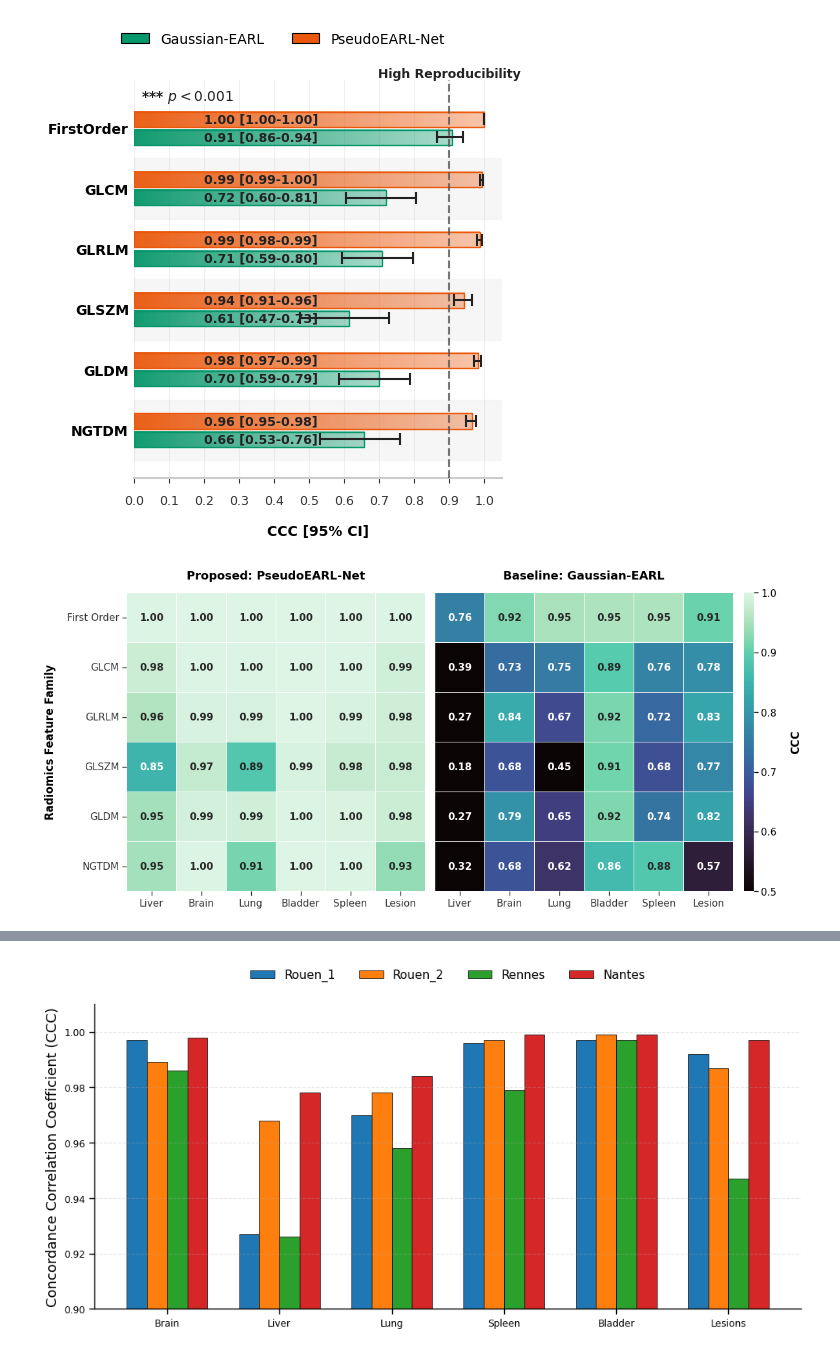
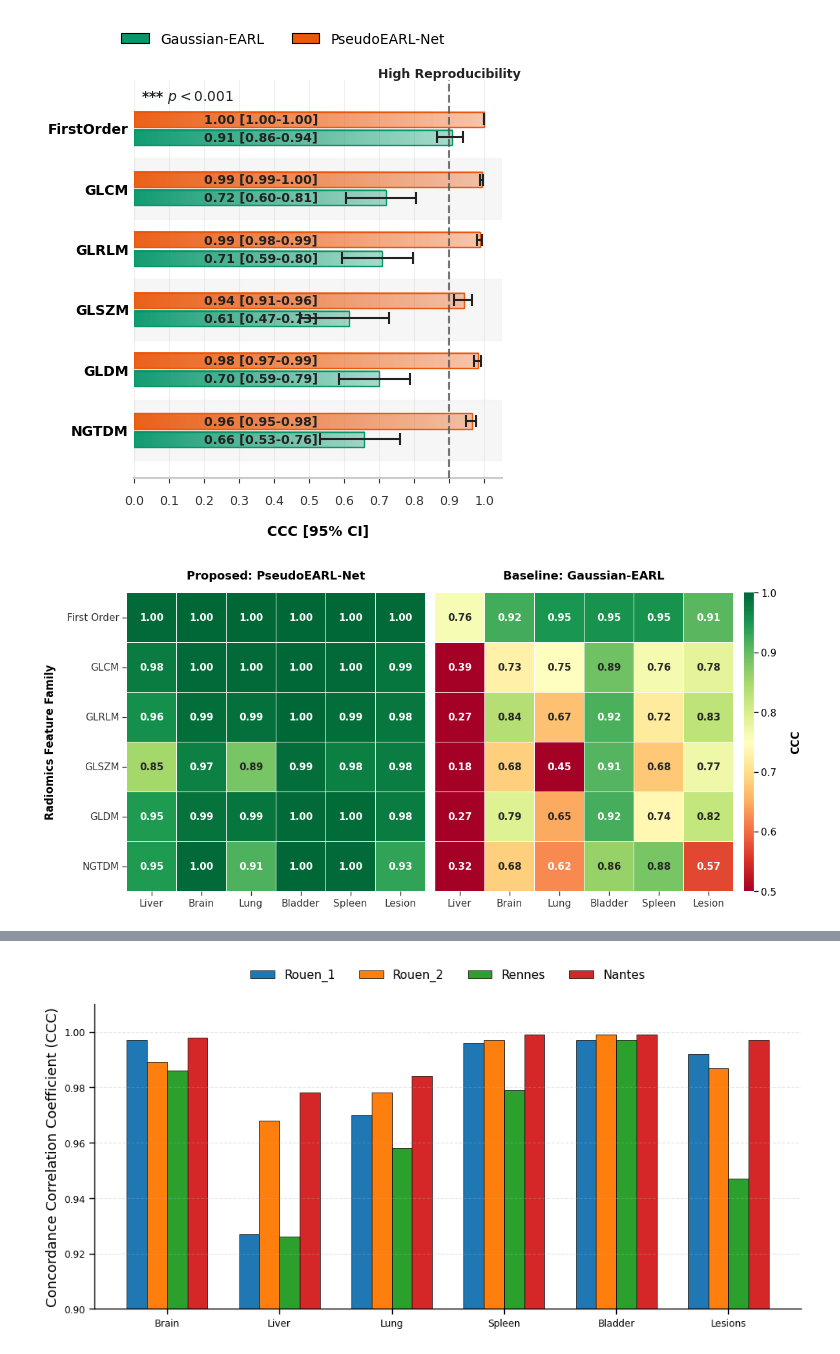
Before and after one commit to Arksyd96/federated-pet-harmonization, a Jupyter notebook: notebooks/pet_earl_translation_evaluation.ipynb, the cells around one changed output, grey strips where cells are left out. Drawn from its saved outputs; the diff is of its cells as text; code cells hidden in the pictures.

```diff
--- a/notebooks/pet_earl_translation_evaluation.ipynb
+++ b/notebooks/pet_earl_translation_evaluation.ipynb
@@ -44,7 +44,7 @@ import glob
 import pandas as pd
 from tqdm import tqdm
 
-input_dir = 'outputs/pseudo-earl/'
+input_dir = '../outputs/pseudo-earl/'
 
 search_pattern = os.path.join(input_dir, "**", "*radiomics.csv")
 csv_files = glob.glob(search_pattern, recursive=True)
@@ -88,8 +88,8 @@ assert df_list, "Aucun DataFrame valide n'a été créé à partir des fichiers
 print("🔗 Concaténation des DataFrames...")
 master_df = pd.concat(df_list, ignore_index=True)
 
-output_csv_path = os.path.join(input_dir, 'master_radiomics.csv')
-master_df.to_csv(output_csv_path, index=False)
+# output_csv_path = os.path.join(input_dir, 'master_radiomics.csv')
+# master_df.to_csv(output_csv_path, index=False)
 
 print("\n" + "="*50)
 print("✅ FUSION TERMINÉE AVEC SUCCÈS")
@@ -122,46 +105,21 @@ Total des colonnes: 101
 import os
 import pandas as pd
 
-master_df = pd.read_csv('../data/master_df_with_cov.csv', low_memory=False)
-master_df
+master_df = pd.read_csv('../outputs/pseudo-earl/master_radiomics.csv', low_memory=False)
 
-import os
-import pandas as pd
-
-# --- 1. CHARGEMENT ---
-master_df = pd.read_csv('../data/master_df_with_cov.csv', low_memory=False)
-
-# --- 2. SÉCURITÉ DE CASSE ---
-# On passe temporairement les colonnes en minuscules pour le filtrage
 dom_col = master_df['Domain'].str.lower()
 mod_col = master_df['Modality'].str.lower()
 
-# --- 3. IDENTIFICATION DES PATIENTS VALIDES ---
-# On liste tous les Subject_ID qui ont bien généré une prédiction
 ids_pseudo1 = master_df[mod_col == 'pseudo-earl1']['Subject_ID'].unique()
 ids_pseudo2 = master_df[mod_col == 'pseudo-earl2']['Subject_ID'].unique()
 
-# --- 4. CRÉATION DES MASQUES DE FILTRAGE STRICTS ---
-
-# -> Rennes et Rouen 1 (CHB) : Le patient DOIT avoir un pseudo-earl1
 mask_rennes_chb = dom_col.isin(['rennes', 'chb']) & master_df['Subject_ID'].isin(ids_pseudo1)
-
-# -> Nantes : Le patient DOIT avoir un pseudo-earl2
 mask_nantes = (dom_col == 'nantes') & master_df['Subject_ID'].isin(ids_pseudo2)
 
-# -> Rouen 2 (A100) : Séparation chirurgicale des standards
 is_a100 = (dom_col == 'a100')
-
-# On garde le bloc EARL 1 de A100 uniquement si pseudo-earl1 existe pour ce patient
 mask_a100_std1 = is_a100 & mod_col.isin(['earl1', 'gaussian-earl1', 'pseudo-earl1']) & master_df['Subject_ID'].isin(ids_pseudo1)
-
-# On garde le bloc EARL 2 de A100 uniquement si pseudo-earl2 existe pour ce patient
 mask_a100_std2 = is_a100 & mod_col.isin(['earl2', 'gaussian-earl2', 'pseudo-earl2']) & master_df['Subject_ID'].isin(ids_pseudo2)
-
-# On garde l'image native (Standard PET) de A100 si le patient a au moins l'une des deux prédictions
 mask_a100_standard = is_a100 & (mod_col == 'standard') & (master_df['Subject_ID'].isin(ids_pseudo1) | master_df['Subject_ID'].isin(ids_pseudo2))
-
-# --- 5. APPLICATION DU FILTRE ---
 master_df = master_df[mask_rennes_chb | mask_nantes | mask_a100_std1 | mask_a100_std2 | mask_a100_standard].copy()
 
 # Vérification rapide
@@ -3135,20 +3104,20 @@ matrices_dict = fetch_radiomics_heatmap_data_per_center(master_df)
 # %%
 # Étape B : On affiche
 # Si tes CCC sont tous très bons (ex: > 0.7), monte le vmin à 0.7 !
 # Cela augmentera le contraste des couleurs.
 #
 plot_radiomics_ccc_heatmaps(
     matrices_dict,
     vmin=0.5,
     vmax=1.0,
-    cmap='mako',    # Essaye aussi 'rocket_r' ou 'mako' si tu préfères d'autres palettes Seaborn
+    cmap='RdYlGn',  # Dégradé : Rouge -> Jaune -> Vert
     wspace_val=0.00,  # Rapproche les deux blocs
     linewidths=0.5,
     figsize=(12.5, 6),
     annot_fontsize=11,
     base_fontsize=12,
     cbar_width=0.03,
     cbar_pad=0.0075
 )
 # %% [output]
-[figure, old version]
+[figure, new version]
```
Also changed, not shown: parts of 7 cells of this notebook, 1 other file.
